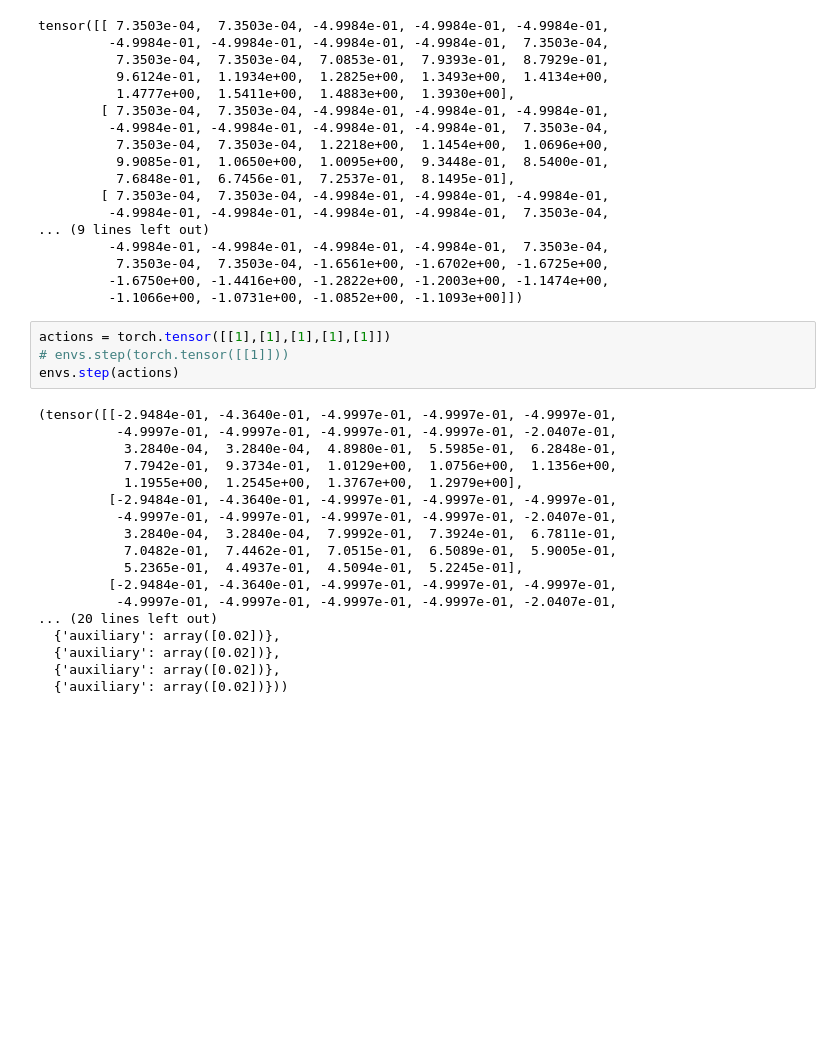
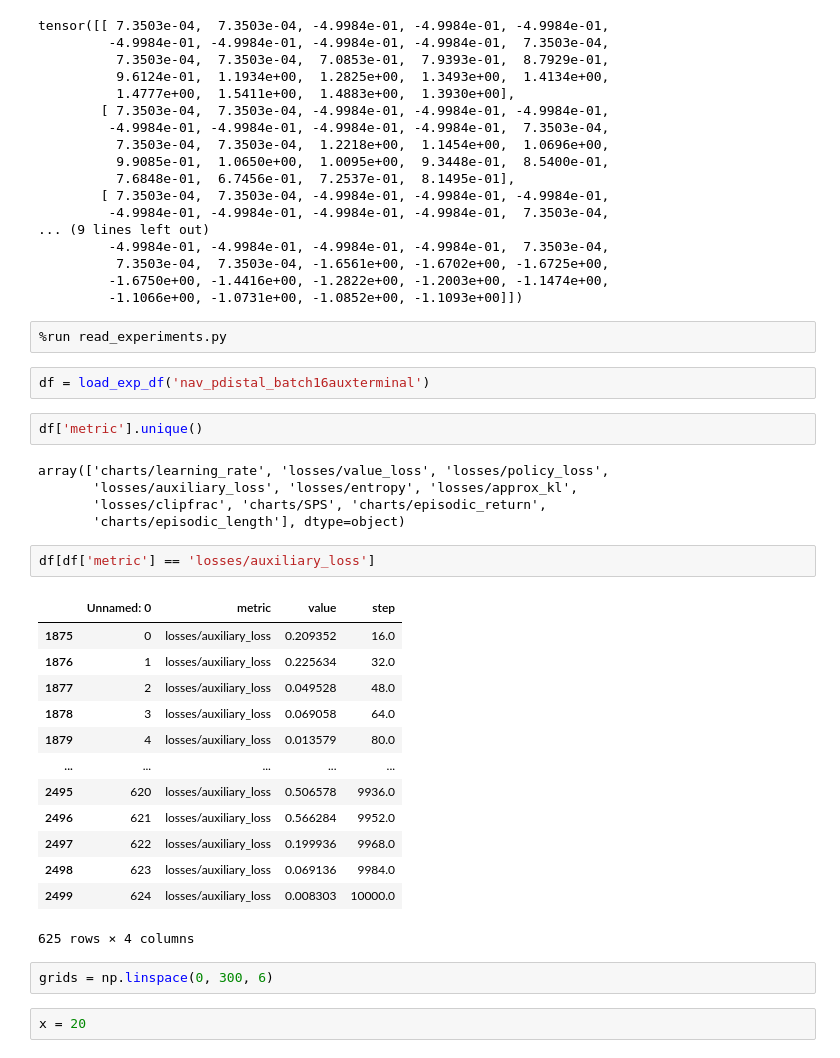
Before and after one commit to liuandrew/training-rl-algo, a Jupyter notebook: write_and_test/manual_testing.ipynb, the cells around one changed output. Cells and saved outputs as stored; diff of their text form; blank space fills up the shorter version.

```diff
--- a/write_and_test/manual_testing.ipynb
+++ b/write_and_test/manual_testing.ipynb
@@ -734,25 +734,34 @@ tensor([[ 7.3503e-04,  7.3503e-04, -4.9984e-01, -4.9984e-01, -4.9984e-01,
           7.3503e-04,  7.3503e-04, -1.6561e+00, -1.6702e+00, -1.6725e+00,
          -1.6750e+00, -1.4416e+00, -1.2822e+00, -1.2003e+00, -1.1474e+00,
          -1.1066e+00, -1.0731e+00, -1.0852e+00, -1.1093e+00]])
-# %%
-actions = torch.tensor([[1],[1],[1],[1],[1]])
-# envs.step(torch.tensor([[1]]))
-envs.step(actions)
-# %% [output]
-(tensor([[-2.9484e-01, -4.3640e-01, -4.9997e-01, -4.9997e-01, -4.9997e-01,
-          -4.9997e-01, -4.9997e-01, -4.9997e-01, -4.9997e-01, -2.0407e-01,
-           3.2840e-04,  3.2840e-04,  4.8980e-01,  5.5985e-01,  6.2848e-01,
-           7.7942e-01,  9.3734e-01,  1.0129e+00,  1.0756e+00,  1.1356e+00,
-           1.1955e+00,  1.2545e+00,  1.3767e+00,  1.2979e+00],
-         [-2.9484e-01, -4.3640e-01, -4.9997e-01, -4.9997e-01, -4.9997e-01,
-          -4.9997e-01, -4.9997e-01, -4.9997e-01, -4.9997e-01, -2.0407e-01,
-           3.2840e-04,  3.2840e-04,  7.9992e-01,  7.3924e-01,  6.7811e-01,
-           7.0482e-01,  7.4462e-01,  7.0515e-01,  6.5089e-01,  5.9005e-01,
-           5.2365e-01,  4.4937e-01,  4.5094e-01,  5.2245e-01],
-         [-2.9484e-01, -4.3640e-01, -4.9997e-01, -4.9997e-01, -4.9997e-01,
-          -4.9997e-01, -4.9997e-01, -4.9997e-01, -4.9997e-01, -2.0407e-01,
-... (20 lines left out)
-  {'auxiliary': array([0.02])},
-  {'auxiliary': array([0.02])},
-  {'auxiliary': array([0.02])},
-  {'auxiliary': array([0.02])}))
+# %%
+%run read_experiments.py
+# %%
+df = load_exp_df('nav_pdistal_batch16auxterminal')
+# %%
+df['metric'].unique()
+# %% [output]
+array(['charts/learning_rate', 'losses/value_loss', 'losses/policy_loss',
+       'losses/auxiliary_loss', 'losses/entropy', 'losses/approx_kl',
+       'losses/clipfrac', 'charts/SPS', 'charts/episodic_return',
+       'charts/episodic_length'], dtype=object)
+# %%
+df[df['metric'] == 'losses/auxiliary_loss']
+# %% [output]
+|  | Unnamed: 0 | metric | value | step |
+| 1875 | 0 | losses/auxiliary_loss | 0.209352 | 16.0 |
+| 1876 | 1 | losses/auxiliary_loss | 0.225634 | 32.0 |
+| 1877 | 2 | losses/auxiliary_loss | 0.049528 | 48.0 |
+| 1878 | 3 | losses/auxiliary_loss | 0.069058 | 64.0 |
+| 1879 | 4 | losses/auxiliary_loss | 0.013579 | 80.0 |
+| ... | ... | ... | ... | ... |
+| 2495 | 620 | losses/auxiliary_loss | 0.506578 | 9936.0 |
+| 2496 | 621 | losses/auxiliary_loss | 0.566284 | 9952.0 |
+| 2497 | 622 | losses/auxiliary_loss | 0.199936 | 9968.0 |
+| 2498 | 623 | losses/auxiliary_loss | 0.069136 | 9984.0 |
+| 2499 | 624 | losses/auxiliary_loss | 0.008303 | 10000.0 |
+625 rows × 4 columns
+# %%
+grids = np.linspace(0, 300, 6)
+# %%
+x = 20
```
Also changed, not shown: parts of 14 cells of this notebook, 3 other files.
